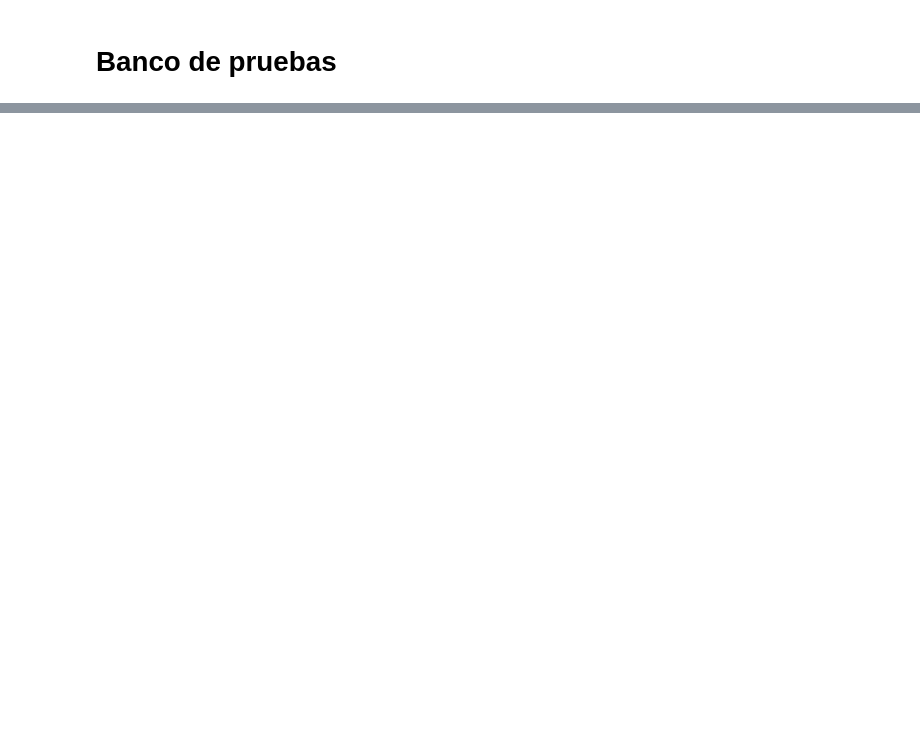
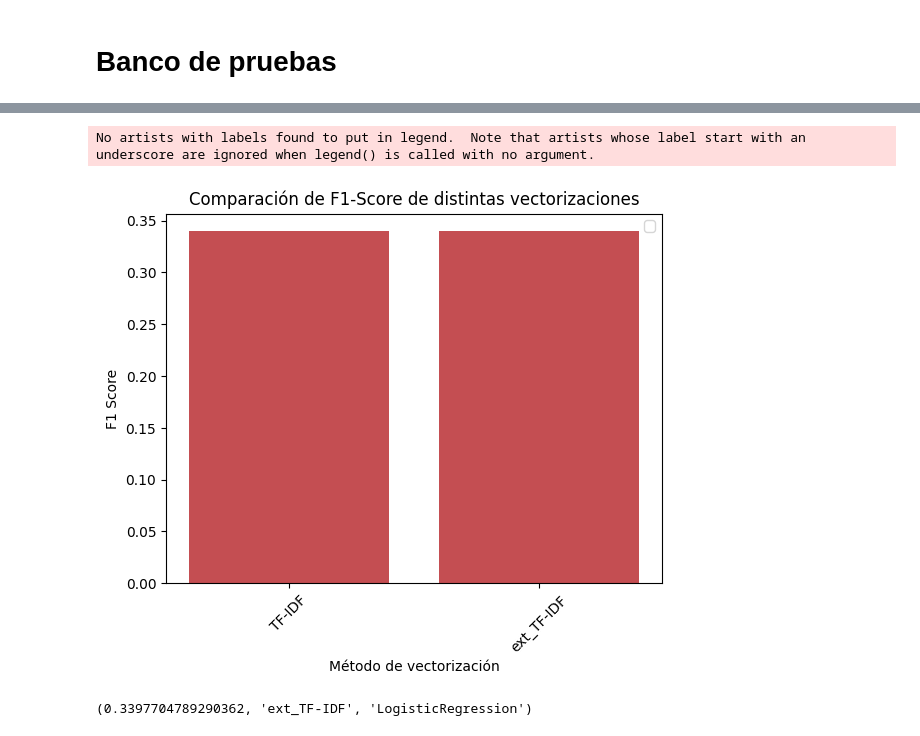
Before and after one commit to Strawberryai/Mineria_de_datos, a Jupyter notebook: proyecto/ResearchQuestion1.ipynb, the cells around one changed output, grey strips where cells are left out. Saved outputs shown, nothing was run; the diff lists cells and outputs as text; code cells hidden in the pictures; blank space fills up the shorter version.

```diff
--- a/proyecto/ResearchQuestion1.ipynb
+++ b/proyecto/ResearchQuestion1.ipynb
@@ -279,0 +364,24 @@ plt.show()
+# %%
+import matplotlib.pyplot as plt
+
+# Graficamos los resultados
+xs = ["TF-IDF", "ext_TF-IDF"]
+ys = [evaluaciones[0][0], evaluaciones[4][0]]
+plt.bar(xs, ys, color="#c44e52")
+
+# Personaliza el gráfico
+plt.legend()
+plt.ylabel('F1 Score')
+plt.xlabel('Método de vectorización')
+plt.title('Comparación de F1-Score de distintas vectorizaciones')
+plt.xticks(rotation=45)  # Rota las etiquetas del eje x para mayor legibilidad
+
+# Muestra el gráfico
+plt.show()
+# %% [output]
+No artists with labels found to put in legend.  Note that artists whose label start with an underscore are ignored when legend() is called with no argument.
+[figure, added]
+# %%
+evaluaciones[4]
+# %% [output]
+(0.3397704789290362, 'ext_TF-IDF', 'LogisticRegression')
```
Also changed, not shown: parts of 17 cells of this notebook, 2 other files.
